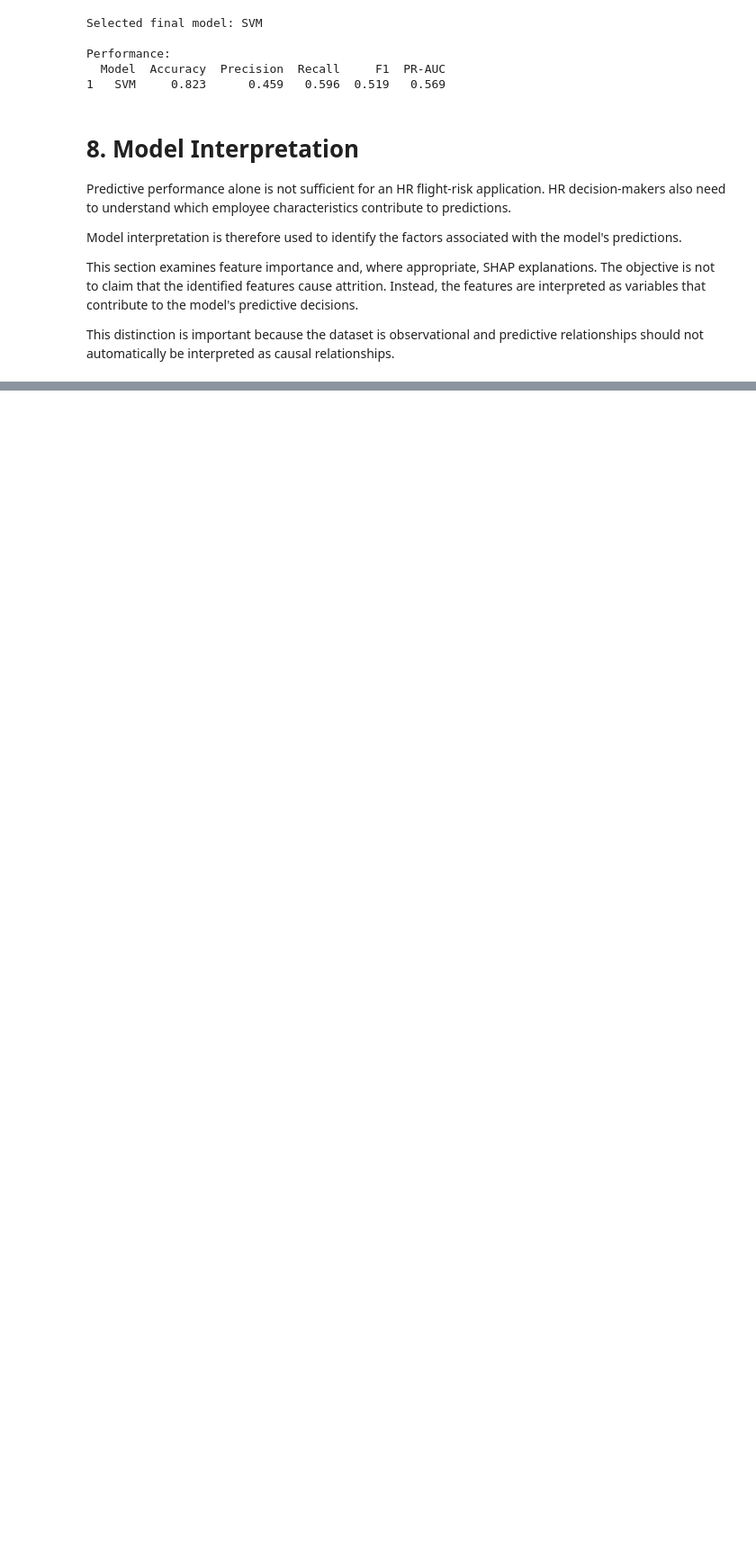
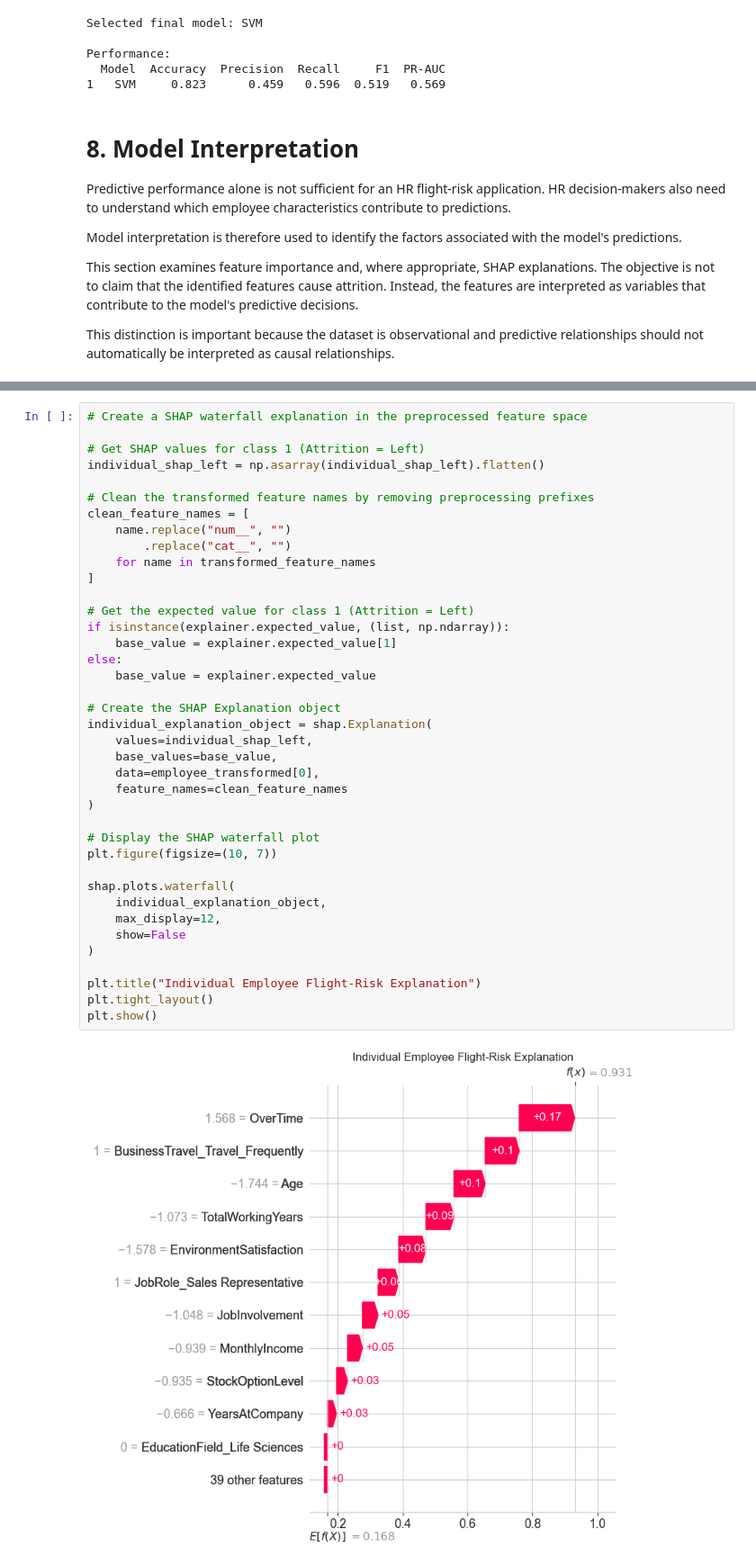
Before and after one commit to iradukunda123/-group08-flight-risk, a Jupyter notebook: group08-flight-risk.ipynb, the cells around one changed output, grey strips where cells are left out. Shown at 90% size. Saved outputs shown, nothing was run; the diff lists cells and outputs as text; blank space fills up the shorter version.

Commit message:
Cleanup and interpretation.

```diff
--- a/group08-flight-risk.ipynb
+++ b/group08-flight-risk.ipynb
@@ -1986,0 +2291,41 @@ SVM
+# %%
+# Create a SHAP waterfall explanation in the preprocessed feature space
+
+# Get SHAP values for class 1 (Attrition = Left)
+individual_shap_left = np.asarray(individual_shap_left).flatten()
+
+# Clean the transformed feature names by removing preprocessing prefixes
+clean_feature_names = [
+    name.replace("num__", "")
+        .replace("cat__", "")
+    for name in transformed_feature_names
+]
+
+# Get the expected value for class 1 (Attrition = Left)
+if isinstance(explainer.expected_value, (list, np.ndarray)):
+    base_value = explainer.expected_value[1]
+else:
+    base_value = explainer.expected_value
+
+# Create the SHAP Explanation object
+individual_explanation_object = shap.Explanation(
+    values=individual_shap_left,
+    base_values=base_value,
+    data=employee_transformed[0],
+    feature_names=clean_feature_names
+)
+
+# Display the SHAP waterfall plot
+plt.figure(figsize=(10, 7))
+
+shap.plots.waterfall(
+    individual_explanation_object,
+    max_display=12,
+    show=False
+)
+
+plt.title("Individual Employee Flight-Risk Explanation")
+plt.tight_layout()
+plt.show()
+# %% [output]
+[figure, added]
```
Also changed, not shown: parts of 54 cells of this notebook, 6 other files.
